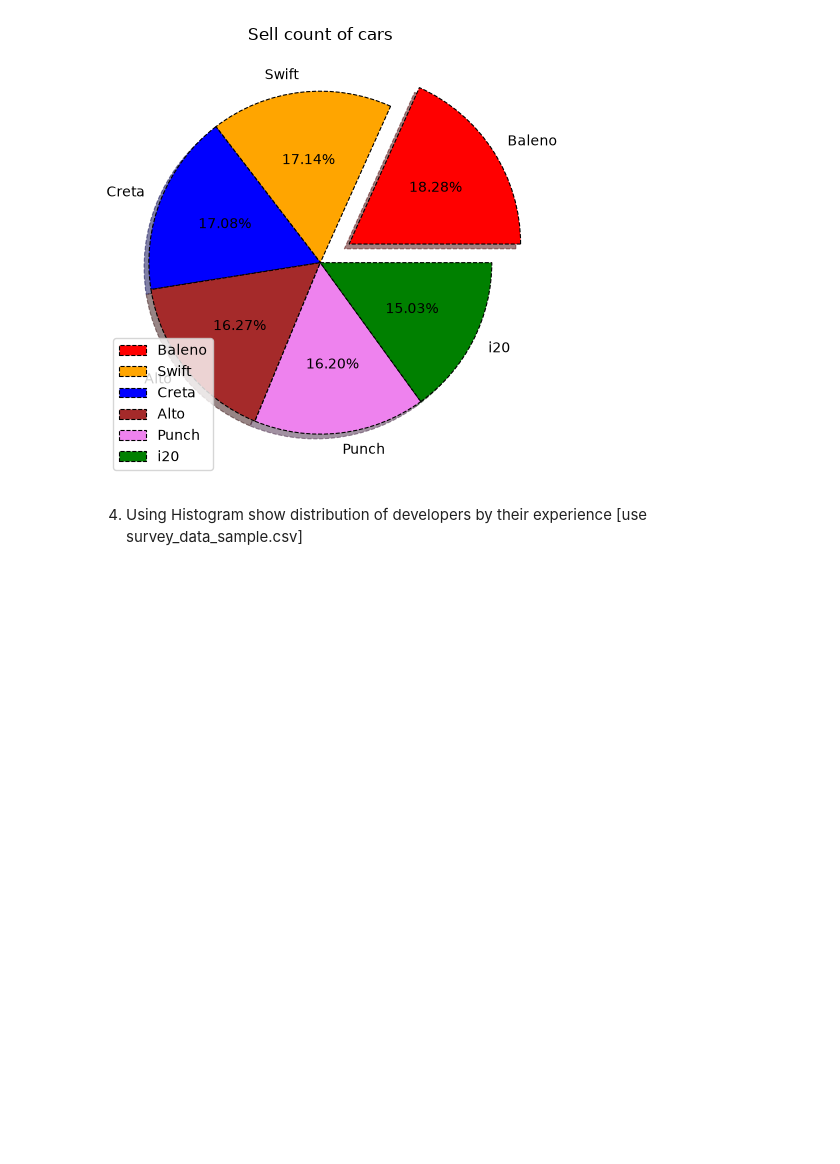
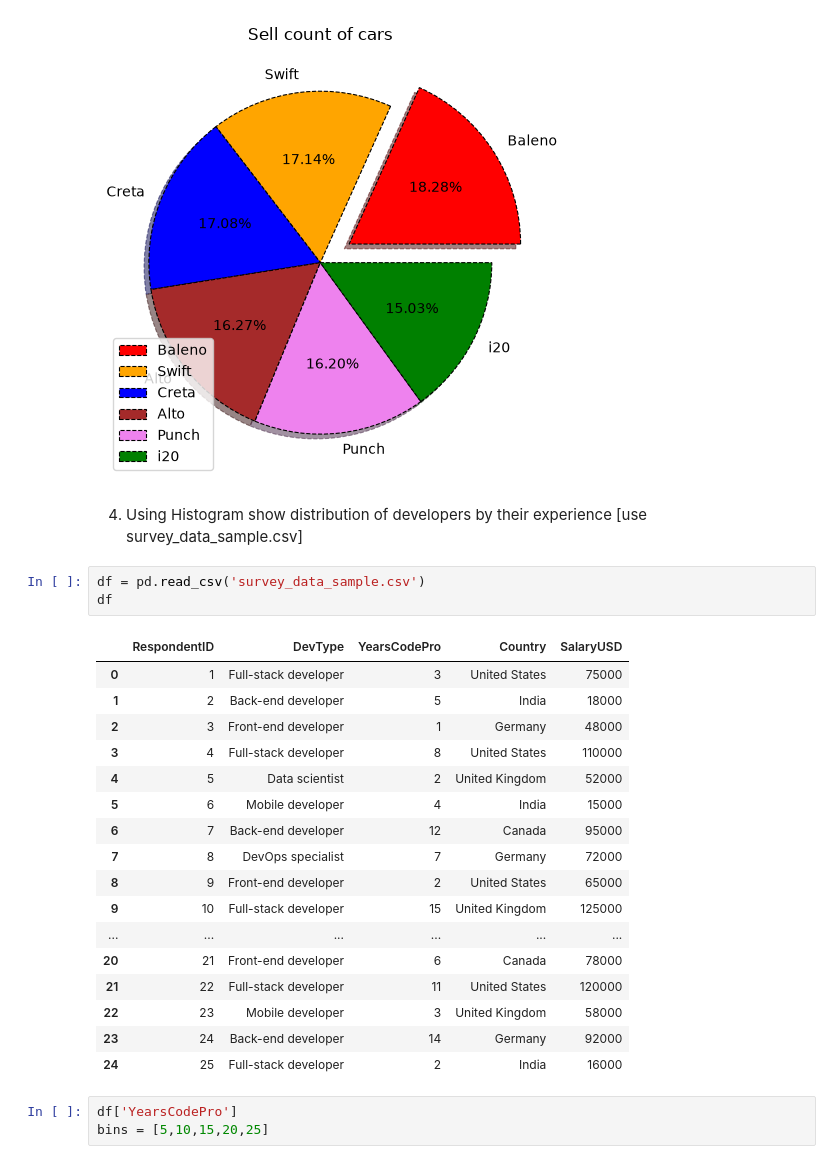
Before and after one commit to abhinavsatyam332-cloud/backup-pgcp-AI22, a Jupyter notebook: Python/Python_Lec_practical_session/Assignments/Assignment 5/Matplotlib_Assignment5.ipynb, the cells around one changed output. Drawn from its saved outputs; the diff is of its cells as text; blank space fills up the shorter version.

```diff
--- a/Python/Python_Lec_practical_session/Assignments/Assignment 5/MatplotAss.ipynb
+++ b/Python/Python_Lec_practical_session/Assignments/Assignment 5/Matplotlib_Assignment5.ipynb
@@ -237,3 +267,27 @@ plt.show()
 [figure]
 # %% [markdown]
 4.	Using Histogram show distribution of developers by their experience [use survey_data_sample.csv]
+# %%
+df = pd.read_csv('survey_data_sample.csv')
+df
+# %% [output]
+|  | RespondentID | DevType | YearsCodePro | Country | SalaryUSD |
+| 0 | 1 | Full-stack developer | 3 | United States | 75000 |
+| 1 | 2 | Back-end developer | 5 | India | 18000 |
+| 2 | 3 | Front-end developer | 1 | Germany | 48000 |
+| 3 | 4 | Full-stack developer | 8 | United States | 110000 |
+| 4 | 5 | Data scientist | 2 | United Kingdom | 52000 |
+| 5 | 6 | Mobile developer | 4 | India | 15000 |
+| 6 | 7 | Back-end developer | 12 | Canada | 95000 |
+| 7 | 8 | DevOps specialist | 7 | Germany | 72000 |
+| 8 | 9 | Front-end developer | 2 | United States | 65000 |
+| 9 | 10 | Full-stack developer | 15 | United Kingdom | 125000 |
+| ... | ... | ... | ... | ... | ... |
+| 20 | 21 | Front-end developer | 6 | Canada | 78000 |
+| 21 | 22 | Full-stack developer | 11 | United States | 120000 |
+| 22 | 23 | Mobile developer | 3 | United Kingdom | 58000 |
+| 23 | 24 | Back-end developer | 14 | Germany | 92000 |
+| 24 | 25 | Full-stack developer | 2 | India | 16000 |
+# %%
+df['YearsCodePro']
+bins = [5,10,15,20,25]
```
Also changed, not shown: parts of 11 cells of this notebook, 42 other files.
